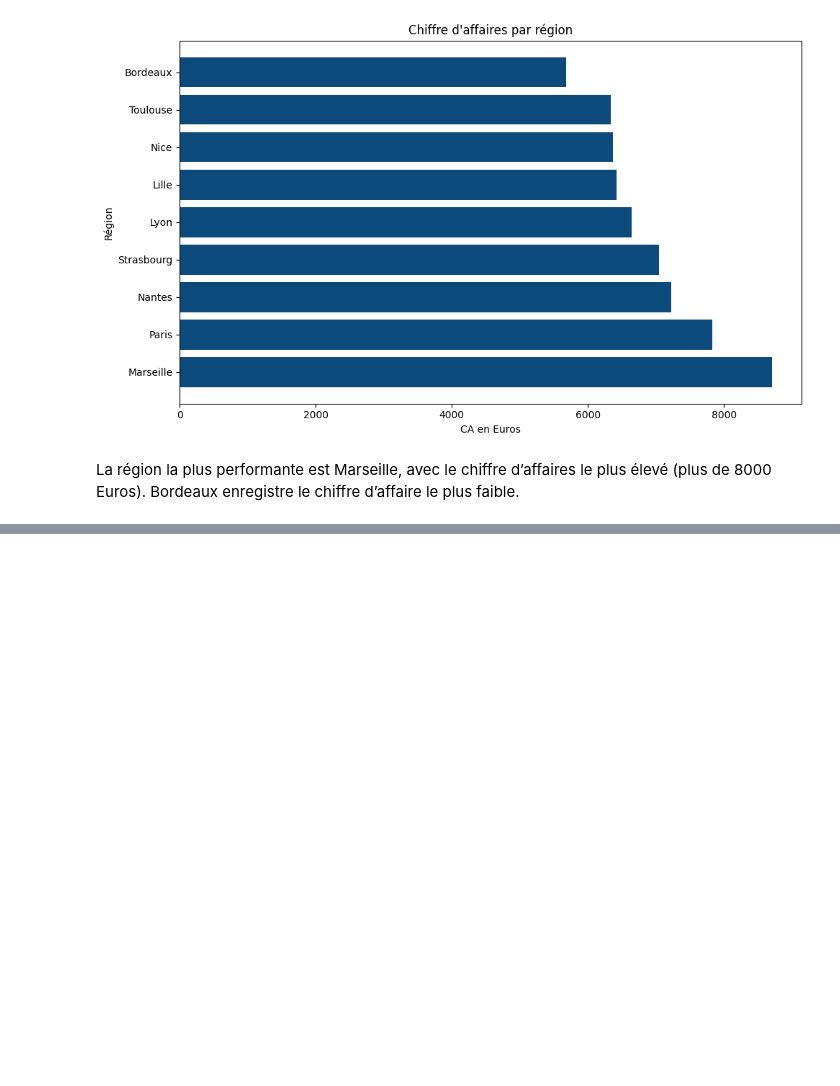
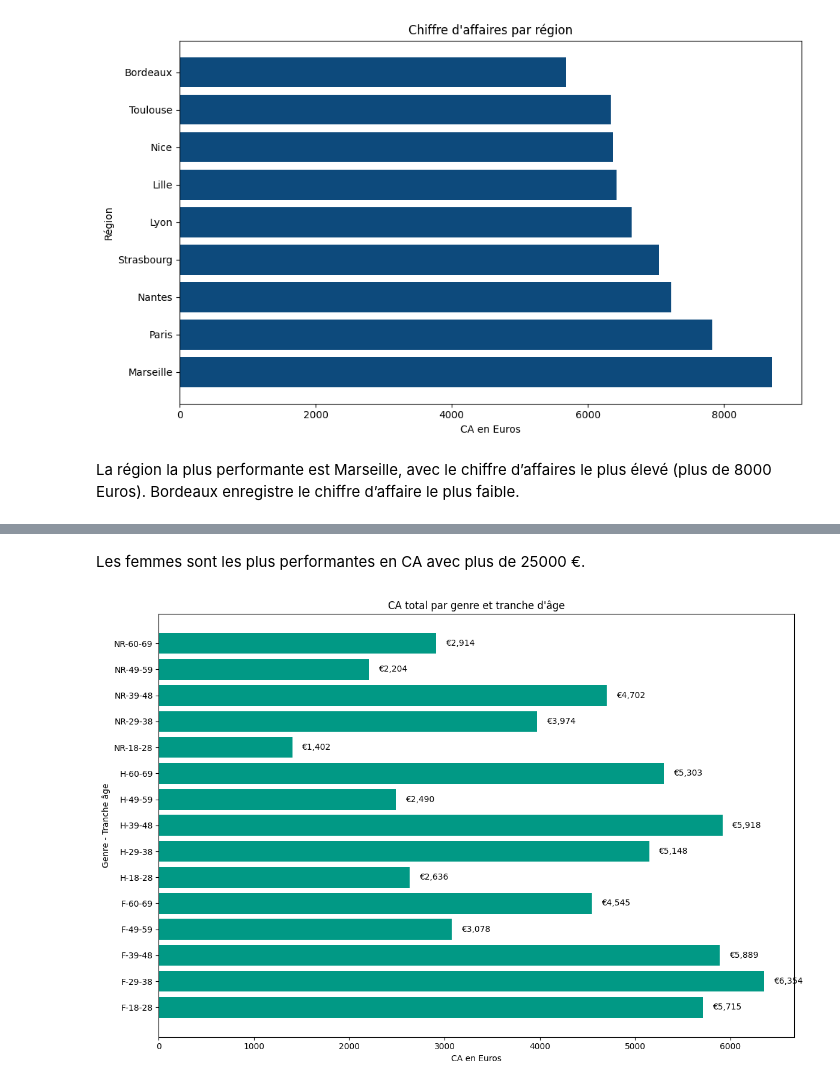
Before and after one commit to wiem-fersi/learn-data-science, a Jupyter notebook: miniprojet.ipynb, the cells around one changed output, grey strips where cells are left out. Cells and saved outputs as stored; diff of their text form; code cells hidden in the pictures; blank space fills up the shorter version.

```diff
--- a/miniprojet.ipynb
+++ b/miniprojet.ipynb
@@ -241,0 +281,27 @@ ValueError: level name client_genre is not the name of the index
+# %% [markdown]
+Les femmes sont les plus performantes en CA avec plus de 25000 €.
+# %%
+# Groupby avec client_age
+df['age_group'] = pd.cut(df['client_age'], bins=5, labels=['18-28', '29-38', '39-48', '49-59', '60-69'])
+ca_genre_age = df.groupby(['client_genre', 'age_group'])['chiffre_affaires'].sum().reset_index()
+ca_genre_age['label'] = ca_genre_age['client_genre'] + '-' + ca_genre_age['age_group'].astype(str)
+
+plt.figure(figsize=(12,8))
+ca_col = 'chiffre_affaires'
+label_col = 'label'
+bars = plt.barh(ca_genre_age[label_col], ca_genre_age[ca_col], color="#019985")
+plt.title('CA total par genre et tranche d\'âge')
+plt.xlabel('CA en Euros')
+plt.ylabel('Genre - Tranche âge')
+
+# Boucle MODIFIÉE : labels avec CA (age déjà dans label)
+for i, bar in enumerate(bars):
+    v = ca_genre_age[ca_col][i]
+    plt.text(bar.get_width() + 100, bar.get_y() + bar.get_height()/2,
+             f'€{v:,.0f}', va='center', fontsize=10)
+
+plt.tight_layout()
+
+plt.show()
+# %% [output]
+[figure, added]
```
Also changed, not shown: parts of 9 cells of this notebook.
